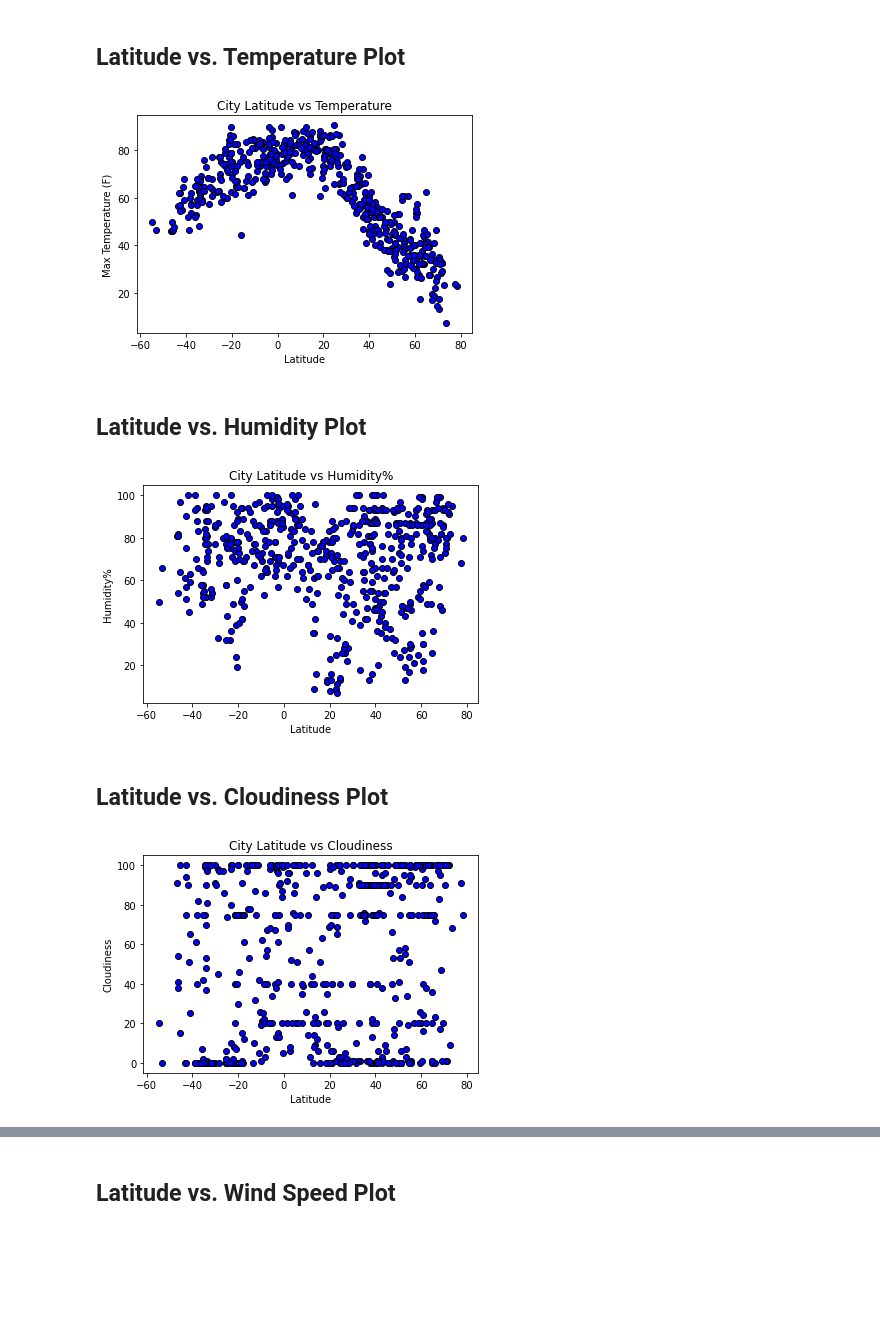
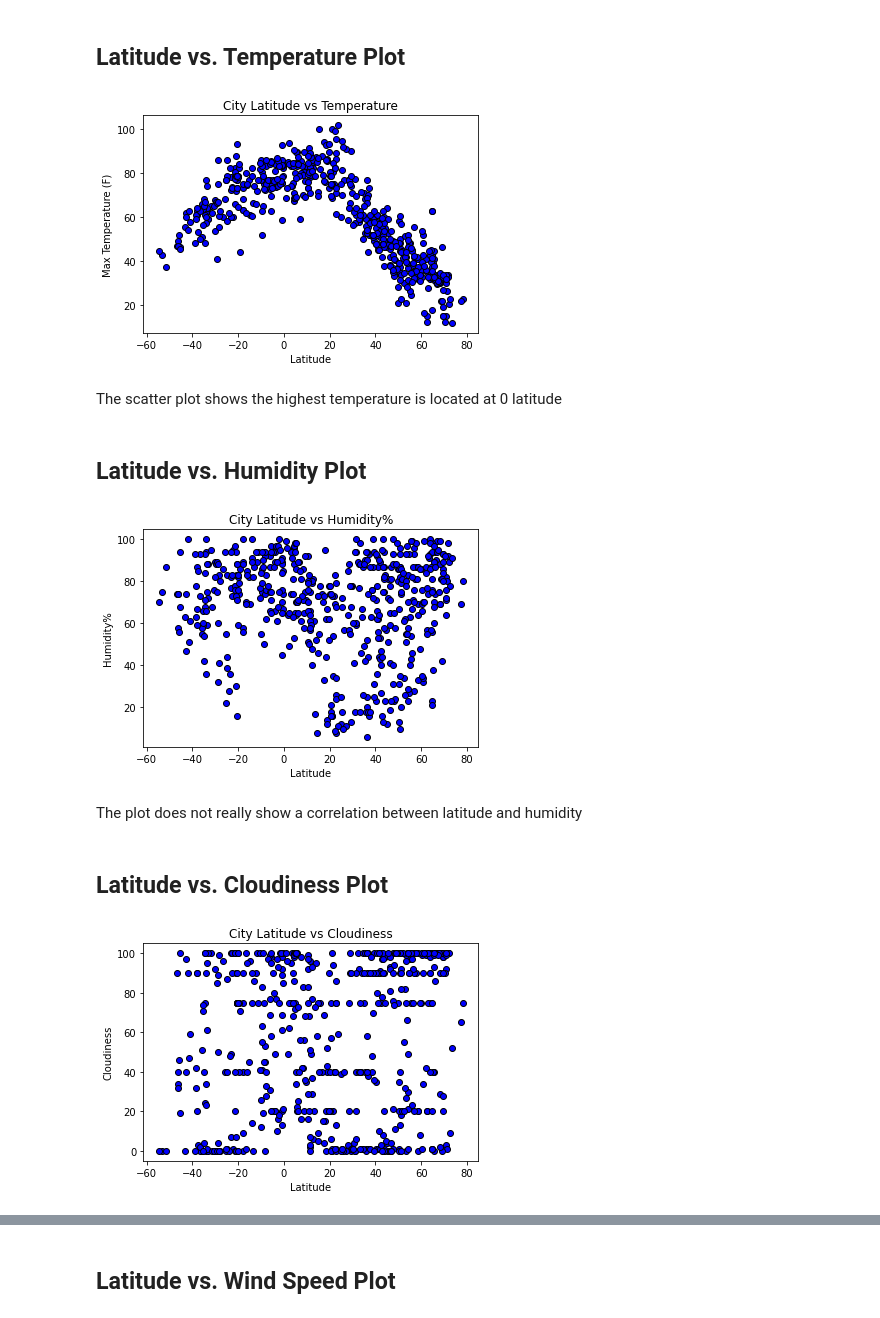
Before and after one commit to kndrsh/Python-Api-Challenge, a Jupyter notebook: Weather Py/WeatherPy.ipynb, the cells around one changed output, grey strips where cells are left out. Drawn from its saved outputs; the diff is of its cells as text; code cells hidden in the pictures; blank space fills up the shorter version.

```diff
--- a/Weather Py/WeatherPy.ipynb
+++ b/Weather Py/WeatherPy.ipynb
@@ -178,26 +178,28 @@ From the above table, no cities showed a humidity greater than 100
 ## Latitude vs. Temperature Plot
 # %%
 #Create Latitude v Temperature Scatter Plot
-plt.scatter(weather_dict["Lat"], weather_dict["Max Temp"],edgecolor = "black",facecolor = "blue" )
+plt.scatter(weather_df["Lat"], weather_df["Max Temp"],edgecolor = "black",facecolor = "blue" )
 
 #x axis
 plt.xlabel("Latitude")
 
 #Y axis
 plt.ylabel("Max Temperature (F)")
 
 #Title
 plt.title("City Latitude vs Temperature")
 
 #Save the plotted figure as png
 plt.savefig(r"C:\Users\kndrs\Python-Api-Challenge\Weather Py\City Latitude vs Max Temperature.png")
 # %% [output]
-[figure, old version]
+[figure, new version]
+# %% [markdown]
+The scatter plot shows the highest temperature is located at 0 latitude
 # %% [markdown]
 ## Latitude vs. Humidity Plot
 # %%
 #Create Latitude v Humidity Scatter Plot
-plt.scatter(weather_dict["Lat"], weather_dict["Humidity"],edgecolor = "black",facecolor = "blue" )
+plt.scatter(weather_df["Lat"], weather_df["Humidity"],edgecolor = "black",facecolor = "blue" )
 
 #x axis
 plt.xlabel("Latitude")
@@ -211,12 +213,14 @@ plt.title("City Latitude vs Humidity%")
 #Save the plotted figure as png
 plt.savefig(r"C:\Users\kndrs\Python-Api-Challenge\Weather Py\Latitude v Humidity.png")
 # %% [output]
-[figure, old version]
+[figure, new version]
+# %% [markdown]
+The plot does not really show a correlation between latitude and humidity
 # %% [markdown]
 ## Latitude vs. Cloudiness Plot
 # %%
 #Create Latitude v Cloudiness Scatter Plot
-plt.scatter(weather_dict["Lat"], weather_dict["Cloudiness"],edgecolor = "black",facecolor = "blue" )
+plt.scatter(weather_df["Lat"], weather_df["Cloudiness"],edgecolor = "black",facecolor = "blue" )
 
 #x axis
 plt.xlabel("Latitude")
@@ -230,4 +234,4 @@ plt.title("City Latitude vs Cloudiness")
 
 plt.savefig(r"C:\Users\kndrs\Python-Api-Challenge\Weather Py\Latitude v Cloudiness.png")
 # %% [output]
-[figure, old version]
+[figure, new version]
```
Also changed, not shown: parts of 22 cells of this notebook, 11 other files.
